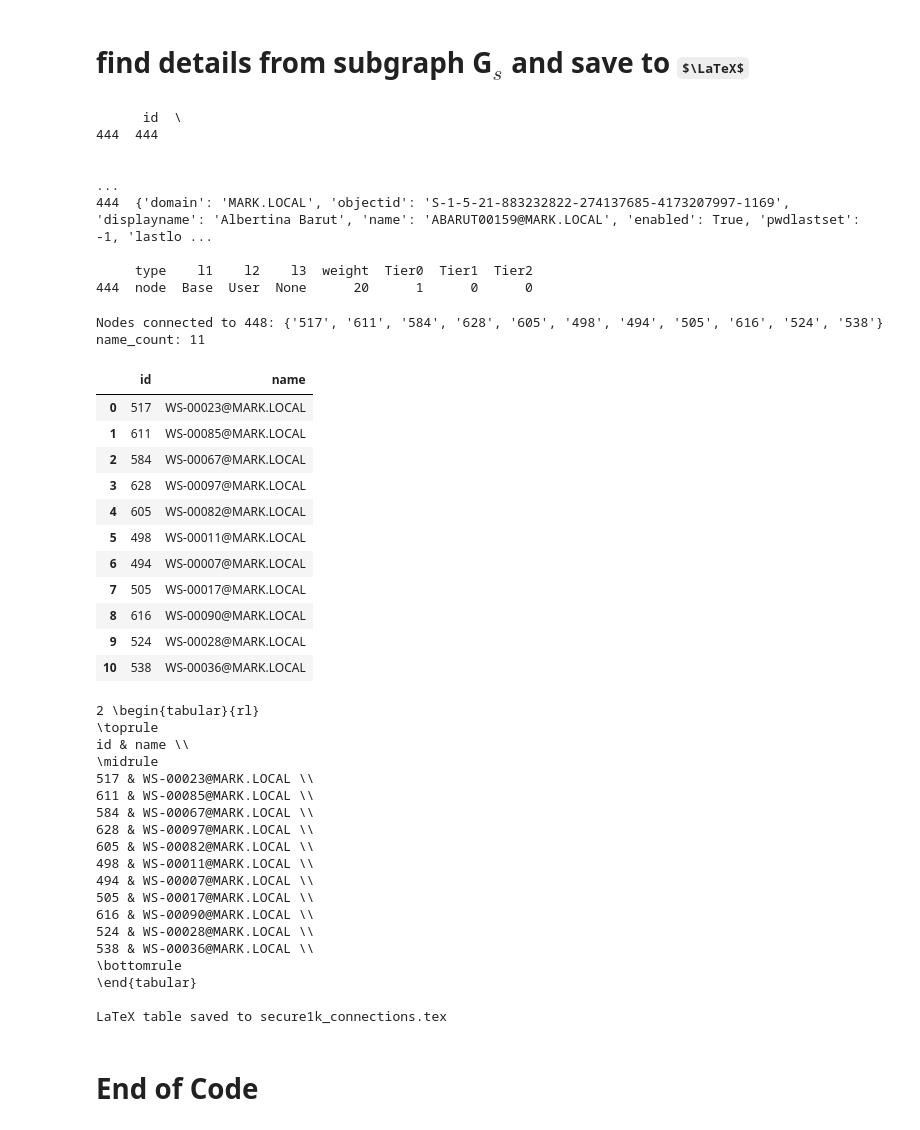
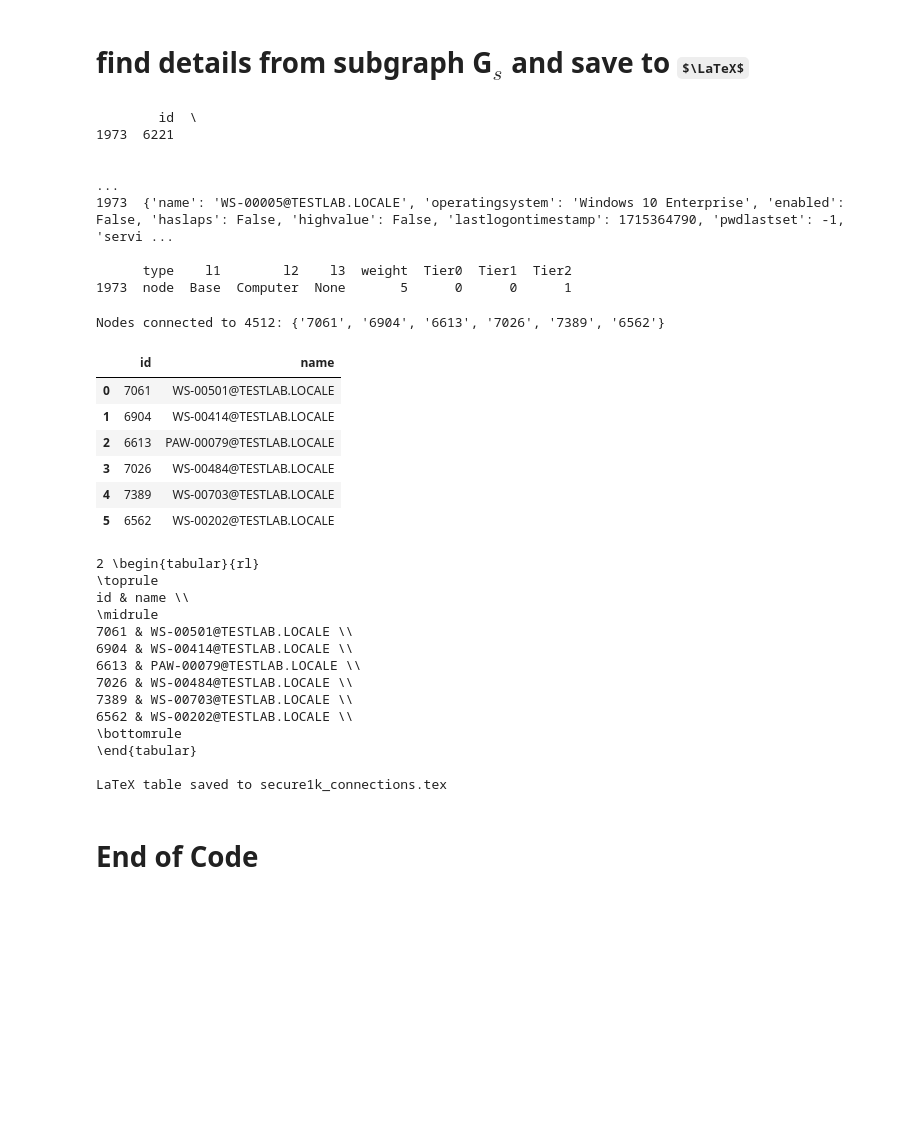
Before and after one commit to markajbell/BH, a Jupyter notebook: stats_vul_5k.ipynb, the cells around one changed output. Cells and saved outputs as stored; diff of their text form; code cells hidden in the pictures; some formulas as TeX source; blank space fills up the shorter version.

```diff
--- a/stats_vul_5k.ipynb
+++ b/stats_vul_5k.ipynb
@@ -998,18 +1004,18 @@ Values exported to secure1k_ratios.json
 # %% [markdown]
 # find details from subgraph G$_s$ and save to $\LaTeX$
 # %%
-print(nodes[nodes['id'] == 444])
+print(nodes[nodes['id'] == 6221])
 # %% [output]
-      id  \
-444  444
+        id  \
+1973  6221
 
                                                                                                                                                                                                          ...
-444  {'domain': 'MARK.LOCAL', 'objectid': 'S-1-5-21-883232822-274137685-4173207997-1169', 'displayname': 'Albertina Barut', 'name': 'ABARUT00159@MARK.LOCAL', 'enabled': True, 'pwdlastset': -1, 'lastlo ...
+1973  {'name': 'WS-00005@TESTLAB.LOCALE', 'operatingsystem': 'Windows 10 Enterprise', 'enabled': False, 'haslaps': False, 'highvalue': False, 'lastlogontimestamp': 1715364790, 'pwdlastset': -1, 'servi ...
 
-     type    l1    l2    l3  weight  Tier0  Tier1  Tier2
-444  node  Base  User  None      20      1      0      0
+      type    l1        l2    l3  weight  Tier0  Tier1  Tier2
+1973  node  Base  Computer  None       5      0      0      1
 # %%
-node_id = 448
+node_id = 4512
 connected_nodes = set()
 
 # Iterate through the edges in graph G
@@ -1030,62 +1036,51 @@ for n_id in connected['id']:
     node_info = nodes[nodes['id'] == n_id]
     if not node_info.empty:
         node_properties = node_info.iloc[0]['properties']
         n_name = node_properties.get('name', 'N/A')
 #        d_distinguishedname = node_properties.get('distinguishedname', 'Name not found')
         names.append(n_name)
 #        distinguished_names.append(d_distinguishedname)
         # print(f"name for node {n_id} is: {n_name}, dn = {d_distinguishedname}" )
     else:
         names.append('Node not found')
 #        distinguished_names.append('Node not found')
         # print(f"Node {n_id} not found in the nodes DataFrame.")
 
 connected['name'] = names
 # connected['d_distinguishedname'] = distinguished_names
 
-print(f"name_count: {name_count}")
+#print(f"name_count: {name_count}")
 display(connected)
 json_name = suf + "_connected_nodes.json"
 connected.to_json(json_name, indent=4)
 # print out latex
 latex_table = connected.to_latex(index=False)
 print("\n\n2", latex_table)
 
 file_name = "secure1k_connections.tex"
 with open(file_name, 'w') as f:
     f.write(latex_table)
 
 print(f"LaTeX table saved to {file_name}")
 # %% [output]
-Nodes connected to 448: {'517', '611', '584', '628', '605', '498', '494', '505', '616', '524', '538'}
-name_count: 11
+Nodes connected to 4512: {'7061', '6904', '6613', '7026', '7389', '6562'}
 |  | id | name |
-| 0 | 517 | WS-00023@MARK.LOCAL |
-| 1 | 611 | WS-00085@MARK.LOCAL |
-| 2 | 584 | WS-00067@MARK.LOCAL |
-| 3 | 628 | WS-00097@MARK.LOCAL |
-| 4 | 605 | WS-00082@MARK.LOCAL |
-| 5 | 498 | WS-00011@MARK.LOCAL |
-| 6 | 494 | WS-00007@MARK.LOCAL |
-| 7 | 505 | WS-00017@MARK.LOCAL |
-| 8 | 616 | WS-00090@MARK.LOCAL |
-| 9 | 524 | WS-00028@MARK.LOCAL |
-| 10 | 538 | WS-00036@MARK.LOCAL |
+| 0 | 7061 | WS-00501@TESTLAB.LOCALE |
+| 1 | 6904 | WS-00414@TESTLAB.LOCALE |
+| 2 | 6613 | PAW-00079@TESTLAB.LOCALE |
+| 3 | 7026 | WS-00484@TESTLAB.LOCALE |
+| 4 | 7389 | WS-00703@TESTLAB.LOCALE |
+| 5 | 6562 | WS-00202@TESTLAB.LOCALE |
 2 \begin{tabular}{rl}
 \toprule
 id & name \\
 \midrule
-517 & WS-00023@MARK.LOCAL \\
-611 & WS-00085@MARK.LOCAL \\
-584 & WS-00067@MARK.LOCAL \\
-628 & WS-00097@MARK.LOCAL \\
-605 & WS-00082@MARK.LOCAL \\
-498 & WS-00011@MARK.LOCAL \\
-494 & WS-00007@MARK.LOCAL \\
-505 & WS-00017@MARK.LOCAL \\
-616 & WS-00090@MARK.LOCAL \\
-524 & WS-00028@MARK.LOCAL \\
-538 & WS-00036@MARK.LOCAL \\
+7061 & WS-00501@TESTLAB.LOCALE \\
+6904 & WS-00414@TESTLAB.LOCALE \\
+6613 & PAW-00079@TESTLAB.LOCALE \\
+7026 & WS-00484@TESTLAB.LOCALE \\
+7389 & WS-00703@TESTLAB.LOCALE \\
+6562 & WS-00202@TESTLAB.LOCALE \\
 \bottomrule
 \end{tabular}
 
```
Also changed, not shown: parts of 21 cells of this notebook.
